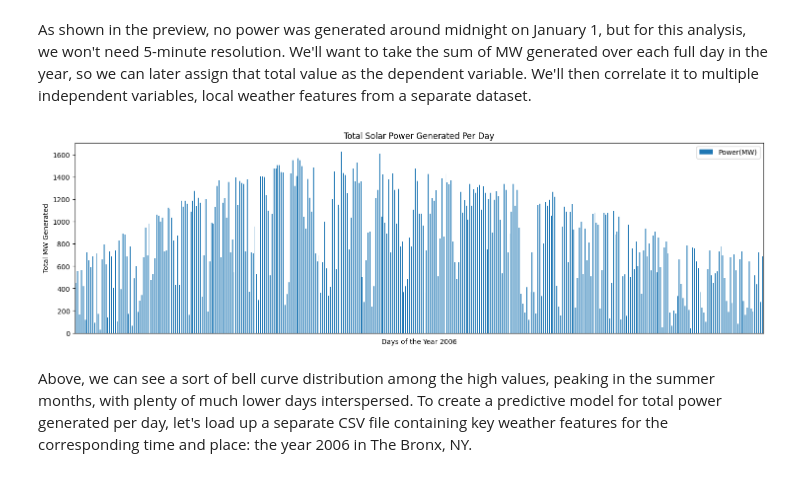
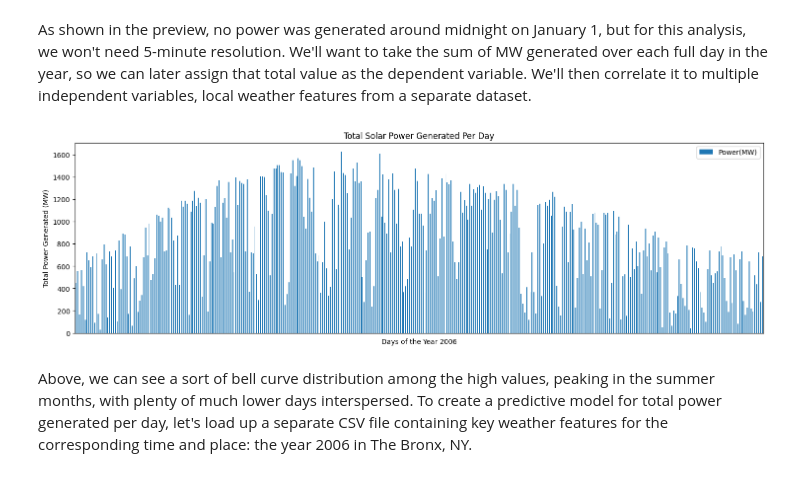
Before and after one commit to Tareq62/solar_panel_model, a Jupyter notebook: solar_regression.ipynb, the cells around one changed output. Cells and saved outputs as stored; diff of their text form; code cells hidden in the pictures.

```diff
--- a/solar_regression.ipynb
+++ b/solar_regression.ipynb
@@ -25,13 +25,13 @@ print(df.head())
 As shown in the preview, no power was generated around midnight on January 1, but for this analysis, we won't need 5-minute resolution. We'll want to take the sum of MW generated over each full day in the year, so we can later assign that total value as the dependent variable. We'll then correlate it to multiple independent variables, local weather features from a separate dataset.
 # %%
 days_df = df.groupby('Date').sum('Power(MW)').reset_index()
-days_df.plot(kind='bar', x='Date', y='Power(MW)', xlabel='Days of the Year 2006', ylabel='Total MW Generated')
+days_df.plot(kind='bar', x='Date', y='Power(MW)', xlabel='Days of the Year 2006', ylabel='Total Power Generated (MW)')
 
 plt.gca().xaxis.set_major_locator(plt.NullLocator())
 plt.gca().set_title('Total Solar Power Generated Per Day')
 plt.gcf().set_size_inches(18, 5)
 # %% [output]
-[figure, old version]
+[figure, new version]
 # %% [markdown]
 Above, we can see a sort of bell curve distribution among the high values, peaking in the summer months, with plenty of much lower days interspersed. To create a predictive model for total power generated per day, let's load up a separate CSV file containing key weather features for the corresponding time and place: the year 2006 in The Bronx, NY.
 # %%
```
Also changed, not shown: parts of 4 cells of this notebook.
